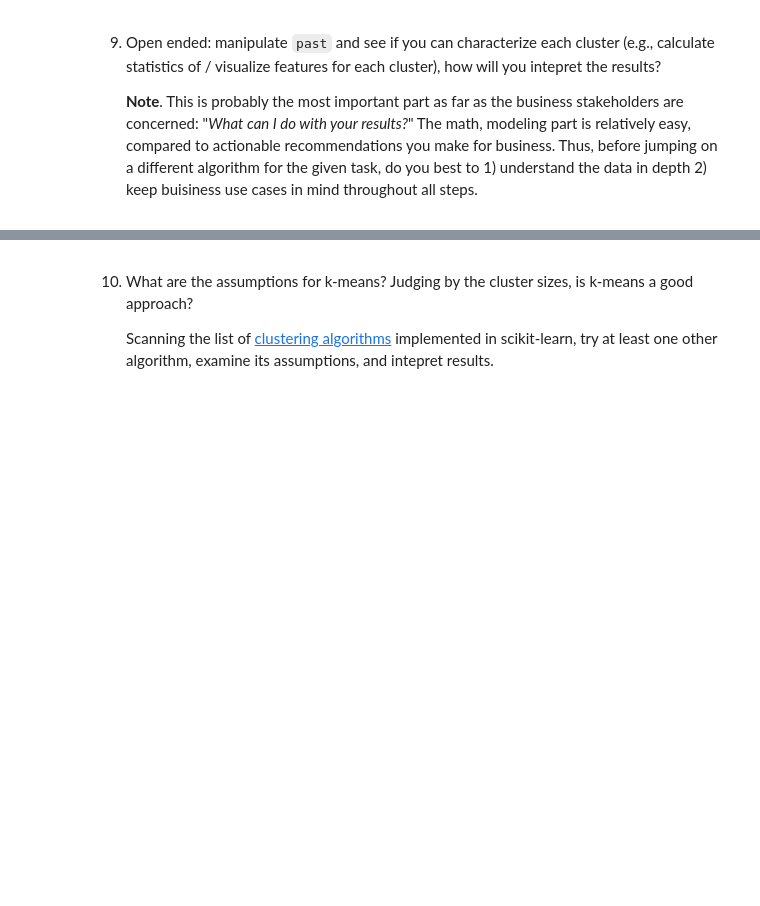
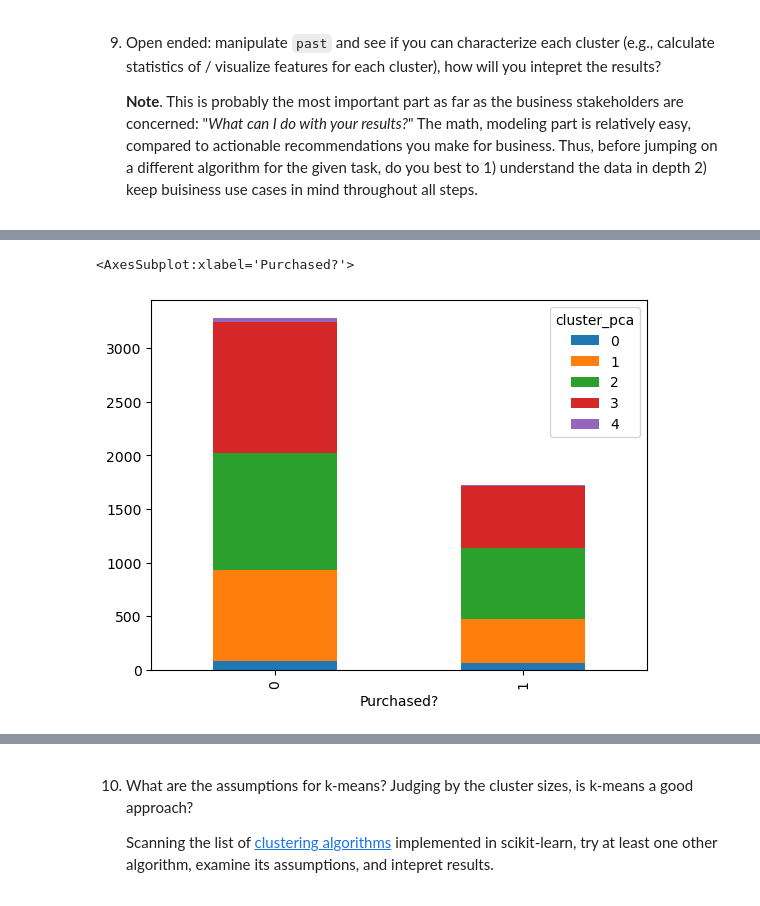
Before and after one commit to frslee/FrederickMLE-9, a Jupyter notebook: assignments/week-8-unsupervised-ML/nb/new-product-launch.ipynb, the cells around one changed output, grey strips where cells are left out. Saved outputs shown, nothing was run; the diff lists cells and outputs as text; code cells hidden in the pictures; blank space fills up the shorter version.

Commit message:
draft v3 of week8 assignment

```diff
--- a/assignments/week-8-unsupervised-ML/nb/new-product-launch.ipynb
+++ b/assignments/week-8-unsupervised-ML/nb/new-product-launch.ipynb
@@ -485,2 +514,6 @@ For n_clusters = 8 The average silhouette_score is : 0.7789559543996923
 # %%
-# YOUR CODE HERE
+# assign 'optimal' no. clusters from above to km & fit on X_reduced
+km = 5
+
+kmeans = KMeans(n_clusters=km, init='k-means++', n_init=10, random_state=10).fit(X_reduced)
+print(kmeans.inertia_)
@@ -489,2 +528,6 @@ For n_clusters = 8 The average silhouette_score is : 0.7789559543996923
 # %%
-# YOUR CODE HERE
+# use pd to create df of cluster labels:
+kmeans_labels = pd.DataFrame()
+kmeans_labels['data_index'] = np.arange(kmeans.labels_.shape[0])
+kmeans_labels['cluster'] = kmeans.labels_
+kmeans_labels.head(12)
@@ -491,4 +559,9 @@ For n_clusters = 8 The average silhouette_score is : 0.7789559543996923
 # %% [markdown]
 8. Create a new column called `cluster_pca` in `past`, with values as predicted cluster index predicted by `km`.
 # %%
-# YOUR CODE HERE
+# extract "cluster" column from kmeans_labels df:
+cluster_col = kmeans_labels['cluster']
+
+# add extracted col of predicted cluster index to 'past' dataframe:
+past_with_clusters = past.assign(cluster_pca=cluster_col)
+past_with_clusters.head(12)
@@ -501,2 +621,8 @@ For n_clusters = 8 The average silhouette_score is : 0.7789559543996923
 # %%
-# YOUR CODE HERE
+# Very simply, let's first check if the 5 kmeans clusters
+# discriminate between purchase outcome:
+
+past_with_clusters.groupby('Purchased?')['cluster_pca'].value_counts().unstack().plot(kind='bar', stacked=True)
+# %% [output]
+<AxesSubplot:xlabel='Purchased?'>
+[figure, added]
```
Also changed, not shown: parts of 32 cells of this notebook.
